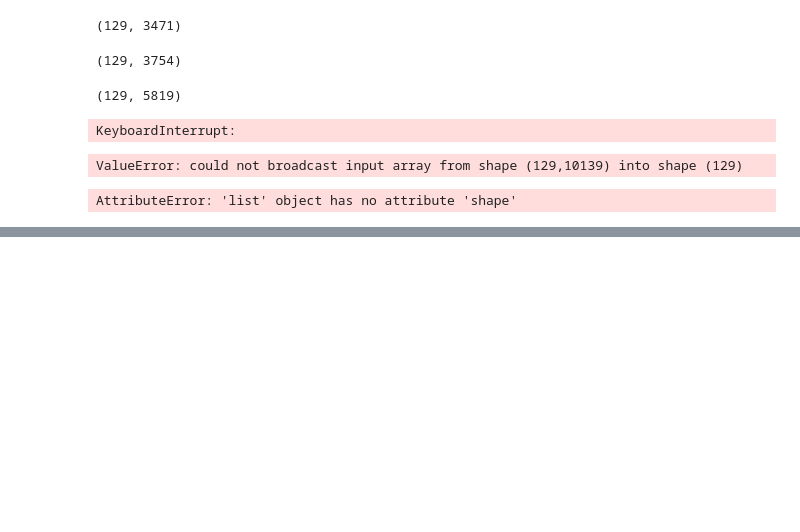
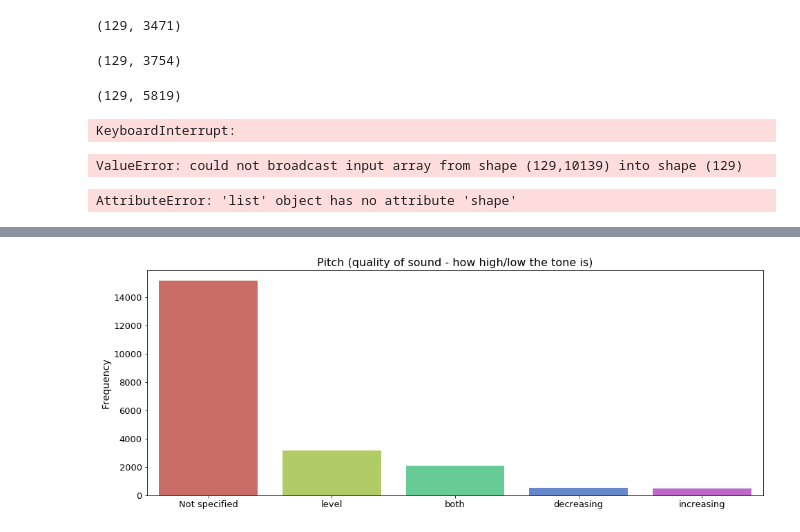
Before and after one commit to mehaKumar/birb, a Jupyter notebook: dataloader.ipynb, the cells around one changed output, grey strips where cells are left out. Cells and saved outputs as stored; diff of their text form; code cells hidden in the pictures; blank space fills up the shorter version.

```diff
--- a/dataloader.ipynb
+++ b/dataloader.ipynb
@@ -53,0 +134,11 @@ AttributeError: 'list' object has no attribute 'shape'
+# %%
+plt.figure(figsize=(16, 6))
+ax = sns.countplot(train_csv['pitch'], palette="hls", order = train_csv['pitch'].value_counts().index)
+
+plt.title("Pitch (quality of sound - how high/low the tone is)", fontsize=16)
+plt.xticks(fontsize=13)
+plt.yticks(fontsize=13)
+plt.ylabel("Frequency", fontsize=14)
+plt.xlabel("");
+# %% [output]
+[figure, added]
```
Also changed, not shown: parts of 7 cells of this notebook.
